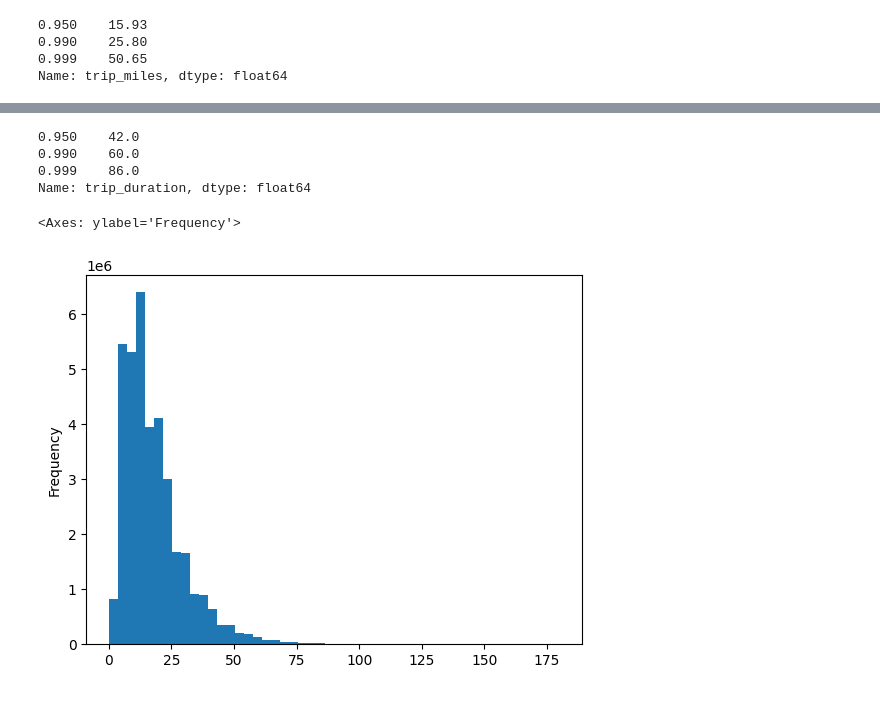
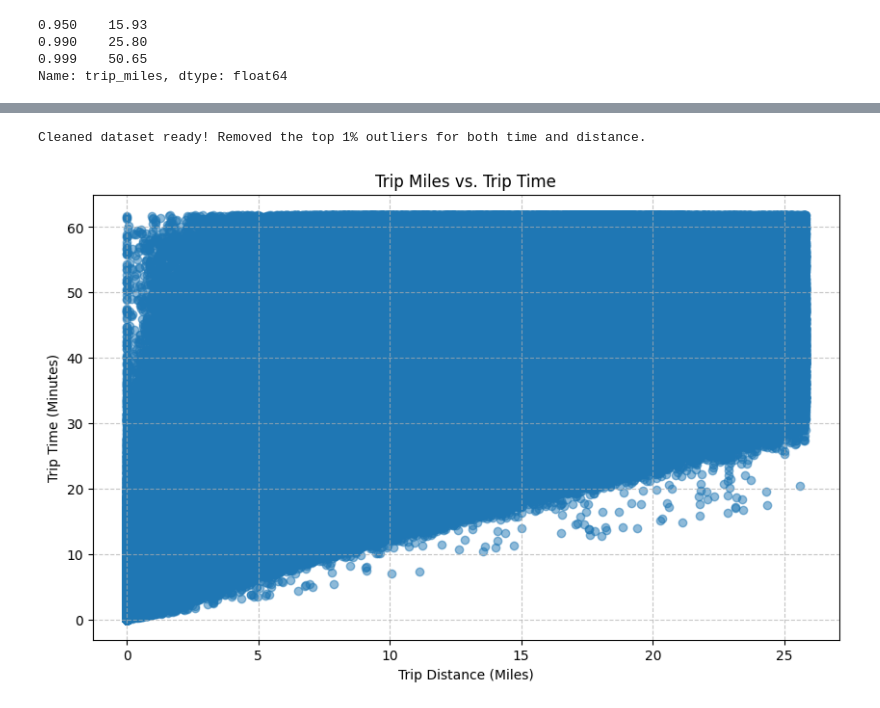
Before and after one commit to suyash07/uber-demand-forecasting, a Jupyter notebook: notebooks/eda.ipynb, the cells around one changed output, grey strips where cells are left out. Drawn from its saved outputs; the diff is of its cells as text; code cells hidden in the pictures.

```diff
--- a/notebooks/eda.ipynb
+++ b/notebooks/eda.ipynb
@@ -231,12 +242,28 @@ df_clean = df_clean[(df_clean['trip_duration'] <= 180)]
-# %%
-df_clean['trip_duration'].quantile([0.95, 0.99, 0.999])
-# %% [output]
-0.950    42.0
-0.990    60.0
-0.999    86.0
-Name: trip_duration, dtype: float64
-# %%
-df_clean['trip_duration'].plot(kind='hist', bins=50)
-# %% [output]
-<Axes: ylabel='Frequency'>
-[figure, removed]
+# %%
+# Remove extreme trip-time and distance outliers for cleaner analysis
+
+time_cutoff = df['trip_time_mins'].quantile(0.99)
+miles_cutoff = df['trip_miles'].quantile(0.99)
+
+# 2. Filter the dataframe to only keep rows that pass BOTH tests
+df_clean = df[
+    (df['trip_time_mins'] <= time_cutoff) &
+    (df['trip_miles'] <= miles_cutoff)
+]
+
+print(f"Cleaned dataset ready! Removed the top 1% outliers for both time and distance.")
+# %% [output]
+Cleaned dataset ready! Removed the top 1% outliers for both time and distance.
+# %%
+# Visualize the relationship between trip distance and duration
+
+plt.figure(figsize=(10, 6))
+plt.scatter(df_clean['trip_miles'], df_clean['trip_time_mins'], alpha=0.5)
+
+plt.title('Trip Miles vs. Trip Time')
+plt.xlabel('Trip Distance (Miles)')
+plt.ylabel('Trip Time (Minutes)')
+plt.grid(True, linestyle='--', alpha=0.7)
+plt.show()
+# %% [output]
+[figure, added]
```
Also changed, not shown: parts of 104 cells of this notebook, 18 other files.
